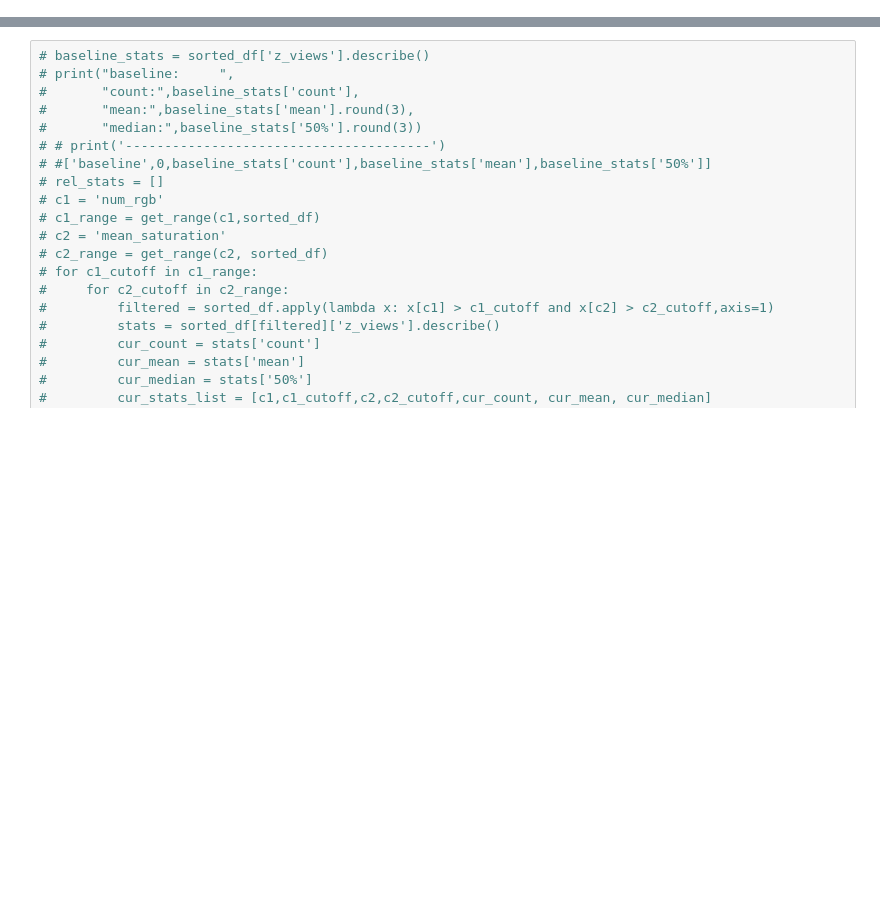
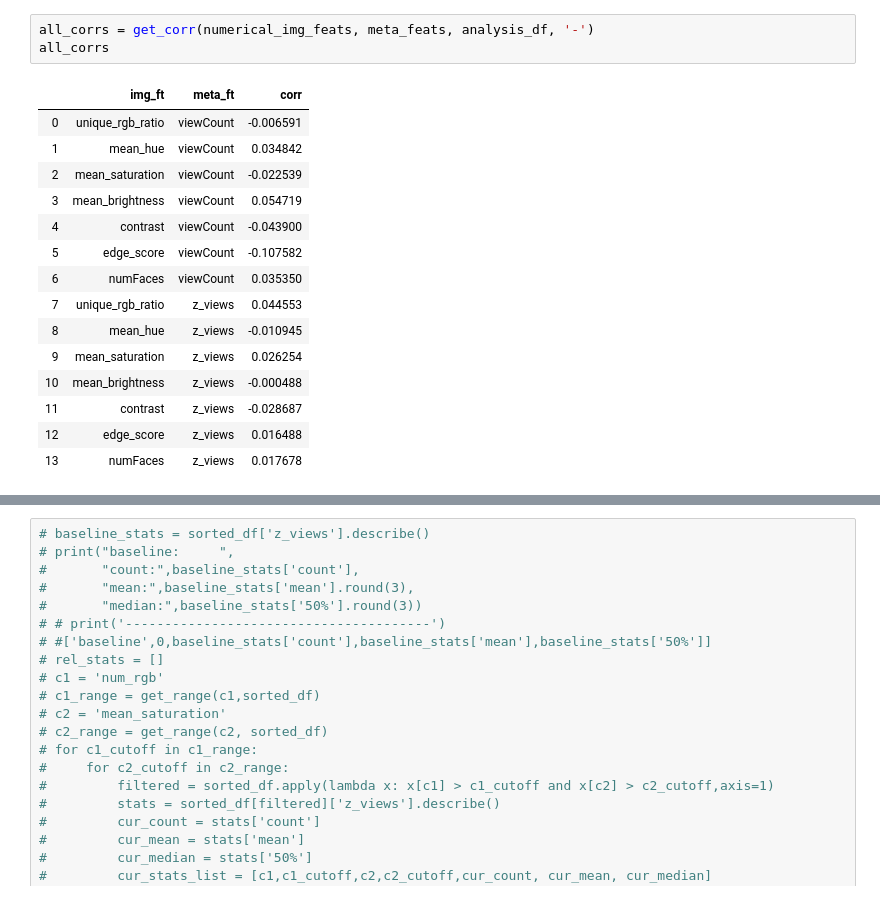
Before and after one commit to codencoding/Red-Means-Go, a Jupyter notebook: notebooks/eda/cwynne_combined_analysis.ipynb, the cells around one changed output, grey strips where cells are left out. Drawn from its saved outputs; the diff is of its cells as text; blank space fills up the shorter version.

```diff
--- a/notebooks/eda/cwynne_combined_analysis.ipynb
+++ b/notebooks/eda/cwynne_combined_analysis.ipynb
@@ -153,0 +136,19 @@ rf.feature_importances_
+# %%
+all_corrs = get_corr(numerical_img_feats, meta_feats, analysis_df, '-')
+all_corrs
+# %% [output]
+|  | img_ft | meta_ft | corr |
+| 0 | unique_rgb_ratio | viewCount | -0.006591 |
+| 1 | mean_hue | viewCount | 0.034842 |
+| 2 | mean_saturation | viewCount | -0.022539 |
+| 3 | mean_brightness | viewCount | 0.054719 |
+| 4 | contrast | viewCount | -0.043900 |
+| 5 | edge_score | viewCount | -0.107582 |
+| 6 | numFaces | viewCount | 0.035350 |
+| 7 | unique_rgb_ratio | z_views | 0.044553 |
+| 8 | mean_hue | z_views | -0.010945 |
+| 9 | mean_saturation | z_views | 0.026254 |
+| 10 | mean_brightness | z_views | -0.000488 |
+| 11 | contrast | z_views | -0.028687 |
+| 12 | edge_score | z_views | 0.016488 |
+| 13 | numFaces | z_views | 0.017678 |
```
Also changed, not shown: parts of 71 cells of this notebook.
